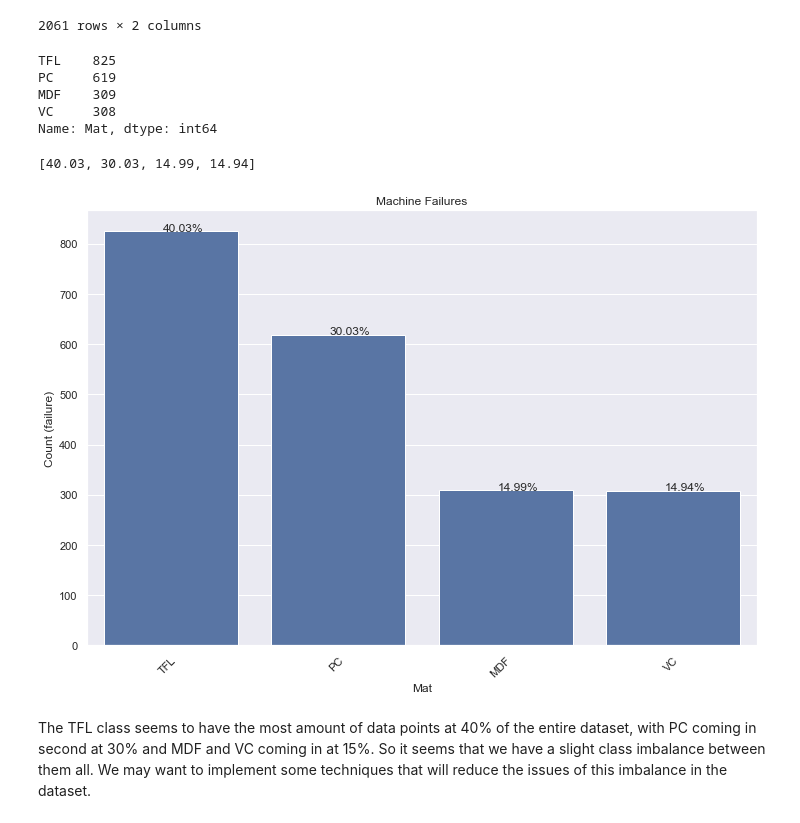
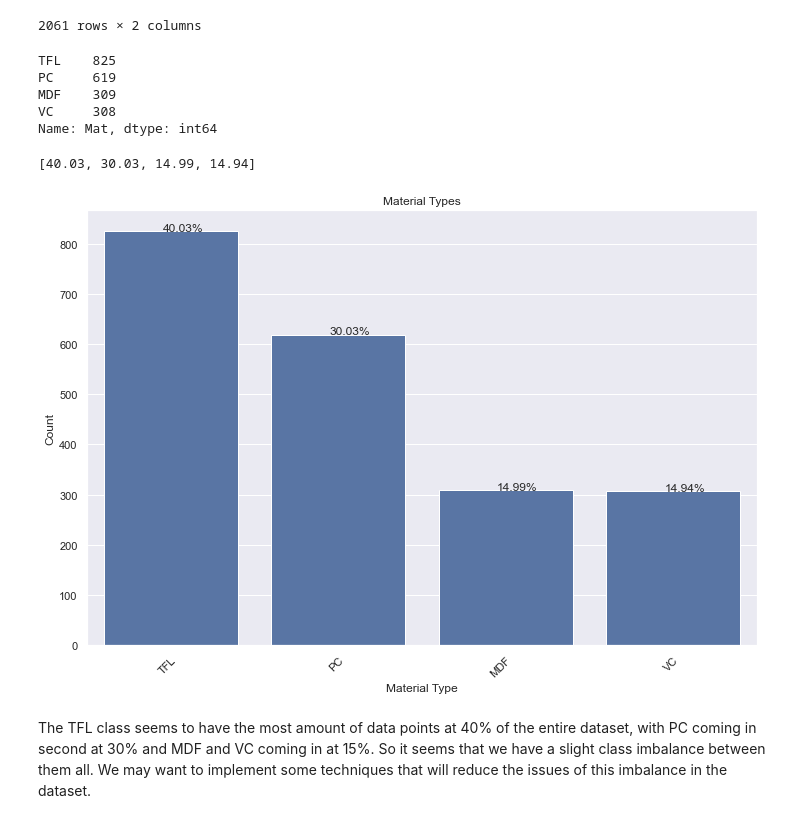
Before and after one commit to tfuger10/Material-Identification, a Jupyter notebook: Notebook.ipynb, the cells around one changed output. Saved outputs shown, nothing was run; the diff lists cells and outputs as text; code cells hidden in the pictures.

```diff
--- a/Notebook.ipynb
+++ b/Notebook.ipynb
@@ -94,12 +134,13 @@ df_target
 | 2059 | IMG_3151 | TFL |
 | 2060 | IMG_3152 | TFL |
 2061 rows × 2 columns
-# %%
-print(df_target["Mat"].value_counts())
-# %% [output]
-TFL    825
-PC     619
-MDF    309
-VC     308
-Name: Mat, dtype: int64
+# %%
+# Show number of values in each class
+print(df_target["Mat"].value_counts())
+# %% [output]
+TFL    825
+PC     619
+MDF    309
+VC     308
+Name: Mat, dtype: int64
 # %%
@@ -110,22 +151,22 @@ Vcts
 # %% [output]
 [40.03, 30.03, 14.99, 14.94]
 # %%
-# Plot failure types and percentages in barplot
+# Plot class types and percentages in barplot
 
 Mat_type = df_target['Mat'].value_counts(sort=True)
 Value_counts = df_target["Mat"].value_counts(normalize=True)*100
 vctsdict = Value_counts.to_numpy()
 
 ax = sns.barplot(x=Mat_type.index, y=Mat_type.values, color='b')
-ax.set(xlabel="Mat", ylabel="Count (failure)", title="Machine Failures")
+ax.set(xlabel="Material Type", ylabel="Count", title="Material Types")
 plt.xticks(rotation=45, ha='right', rotation_mode="anchor")
 
 for val, p in enumerate(ax.patches):
         x = p.get_x() + p.get_width() / 2 - 0.05
         y = p.get_y() + p.get_height()
         ax.annotate((str(Vcts[val]) + '%'), (x, y), size = 12)
 # %% [output]
-[figure, old version]
+[figure, new version]
 # %% [markdown]
 The TFL class seems to have the most amount of data points at 40% of the entire dataset, with PC coming in second at 30% and MDF and VC coming in at 15%. So it seems that we have a slight class imbalance between them all. We may want to implement some techniques that will reduce the issues of this imbalance in the dataset.
 # %% [markdown]
```
Also changed, not shown: parts of 113 cells of this notebook, 1 other file.
